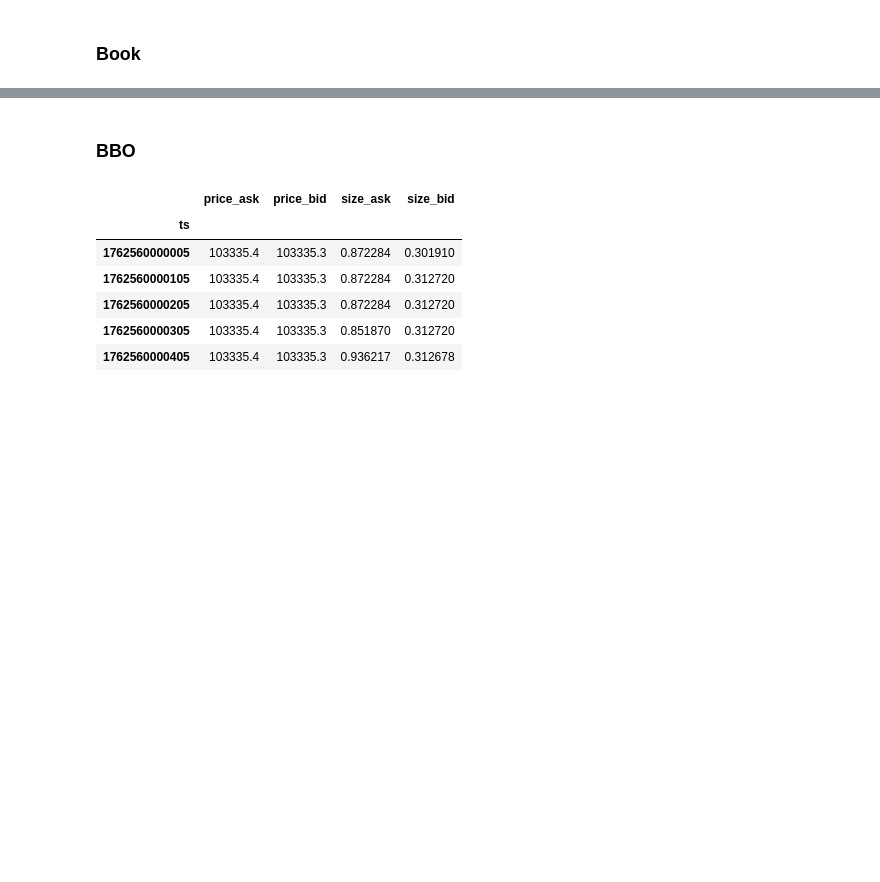
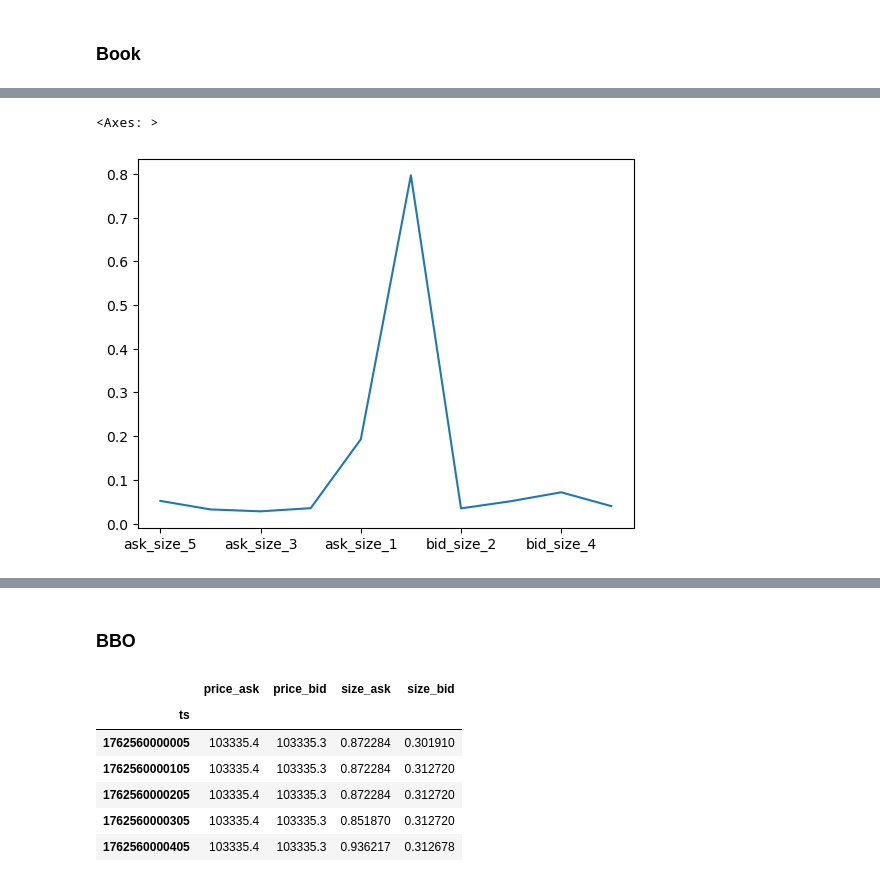
Before and after one commit to jinczing/okx-lob-da, a Jupyter notebook: lab-okx-bbo.ipynb, the cells around one changed output, grey strips where cells are left out. Saved outputs shown, nothing was run; the diff lists cells and outputs as text; code cells hidden in the pictures; blank space fills up the shorter version.

Commit message:
depths processing

```diff
--- a/lab-okx-bbo.ipynb
+++ b/lab-okx-bbo.ipynb
@@ -19,0 +33,18 @@ bbo = books.groupby('ts').apply(lambda g: g.iloc[[49, 50], :])
+# %%
+def get_depth(d: int, g: pd.DataFrame):
+    _g = g.iloc[list(range(49-d+1,49+d+1)), :]
+    _g['level'] = list(range(d, 0, -1)) + list(range(1, d+1))
+    return _g
+# %%
+pivots = 49
+d = 5
+depths = books.groupby('ts').apply(partial(get_depth, d)).reset_index(level=0).drop('ts', axis=1)
+# %%
+wide = depths.pivot_table(
+    index="ts",
+    columns=['side', 'level'],
+    values=["price", "size"],
+    sort=False)
+
+wide.columns = [f"{metric}_{side}_{level}" for side, metric, level in wide.columns]
+depths = wide
@@ -19,0 +65,5 @@ bbo = books.groupby('ts').apply(lambda g: g.iloc[[49, 50], :])
+# %%
+depths.iloc[:100, 10:].mean().plot()
+# %% [output]
+<Axes: >
+[figure, added]
```
Also changed, not shown: parts of 36 cells of this notebook.
